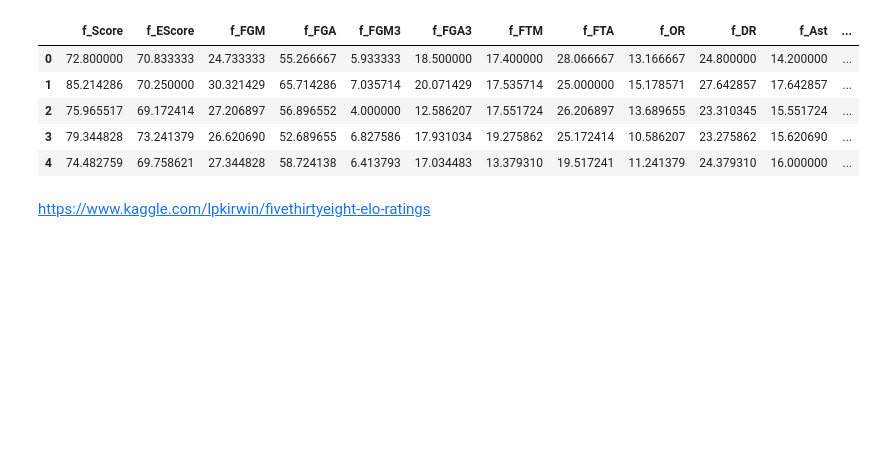
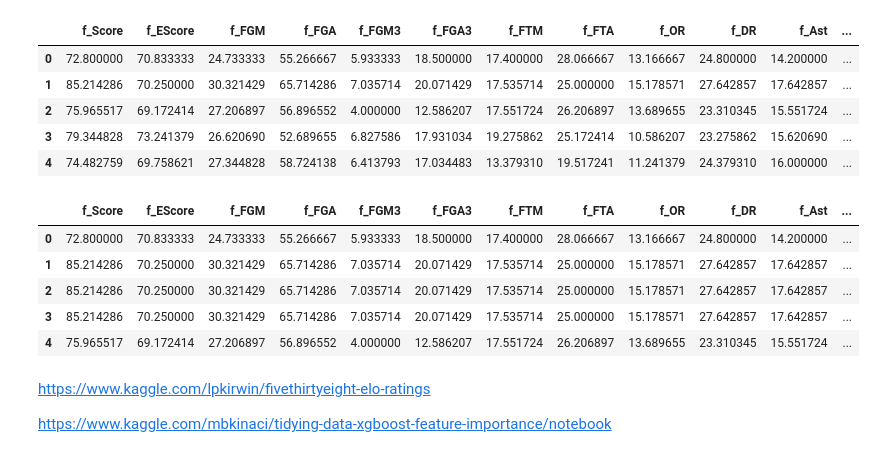
Before and after one commit to cdbale/Final_Project, a Jupyter notebook: Final Project.ipynb, the cells around one changed output. Drawn from its saved outputs; the diff is of its cells as text; code cells hidden in the pictures; blank space fills up the shorter version.

```diff
--- a/Final Project.ipynb
+++ b/Final Project.ipynb
@@ -767,0 +763,21 @@ nc_list[0].head()
+# %%
+season_elos2 = season_elos.rename(columns = {'team_id':'WTeamID', 'season_elo':'WTeamElo'})
+season_elos3 = season_elos.rename(columns = {'team_id':'LTeamID', 'season_elo':'LTeamElo'})
+# %%
+WTeamID = WTeamID.drop_duplicates()
+LTeamID = LTeamID.drop_duplicates()
+# %%
+WTeamID = WTeamID.merge(season_elos2, on = ['WTeamID', 'Season'])
+LTeamID = LTeamID.merge(season_elos3, on = ['LTeamID', 'Season'])
+# %%
+X = X.merge(WTeamID, on = ['WTeamID', 'Season'])
+X = X.merge(LTeamID, on = ['LTeamID', 'Season'])
+# %%
+X.head()
+# %% [output]
+|  | f_Score | f_EScore | f_FGM | f_FGA | f_FGM3 | f_FGA3 | f_FTM | f_FTA | f_OR | f_DR | f_Ast | ... |
+| 0 | 72.800000 | 70.833333 | 24.733333 | 55.266667 | 5.933333 | 18.500000 | 17.400000 | 28.066667 | 13.166667 | 24.800000 | 14.200000 | ... |
+| 1 | 85.214286 | 70.250000 | 30.321429 | 65.714286 | 7.035714 | 20.071429 | 17.535714 | 25.000000 | 15.178571 | 27.642857 | 17.642857 | ... |
+| 2 | 85.214286 | 70.250000 | 30.321429 | 65.714286 | 7.035714 | 20.071429 | 17.535714 | 25.000000 | 15.178571 | 27.642857 | 17.642857 | ... |
+| 3 | 85.214286 | 70.250000 | 30.321429 | 65.714286 | 7.035714 | 20.071429 | 17.535714 | 25.000000 | 15.178571 | 27.642857 | 17.642857 | ... |
+| 4 | 75.965517 | 69.172414 | 27.206897 | 56.896552 | 4.000000 | 12.586207 | 17.551724 | 26.206897 | 13.689655 | 23.310345 | 15.551724 | ... |
@@ -768,2 +787,4 @@ nc_list[0].head()
 # %% [markdown]
 https://www.kaggle.com/lpkirwin/fivethirtyeight-elo-ratings
+
+https://www.kaggle.com/mbkinaci/tidying-data-xgboost-feature-importance/notebook
```
Also changed, not shown: parts of 13 cells of this notebook.
